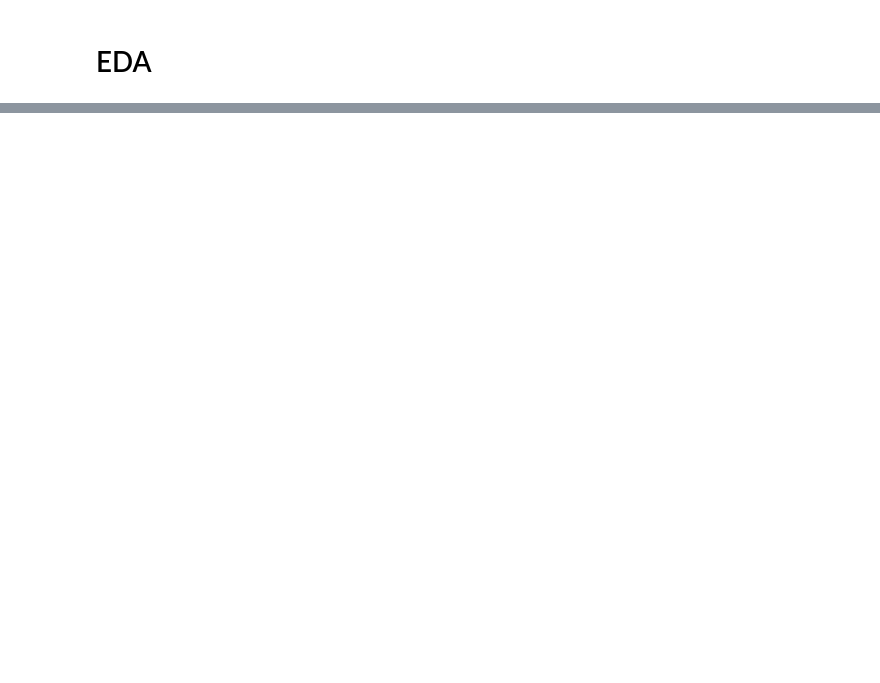
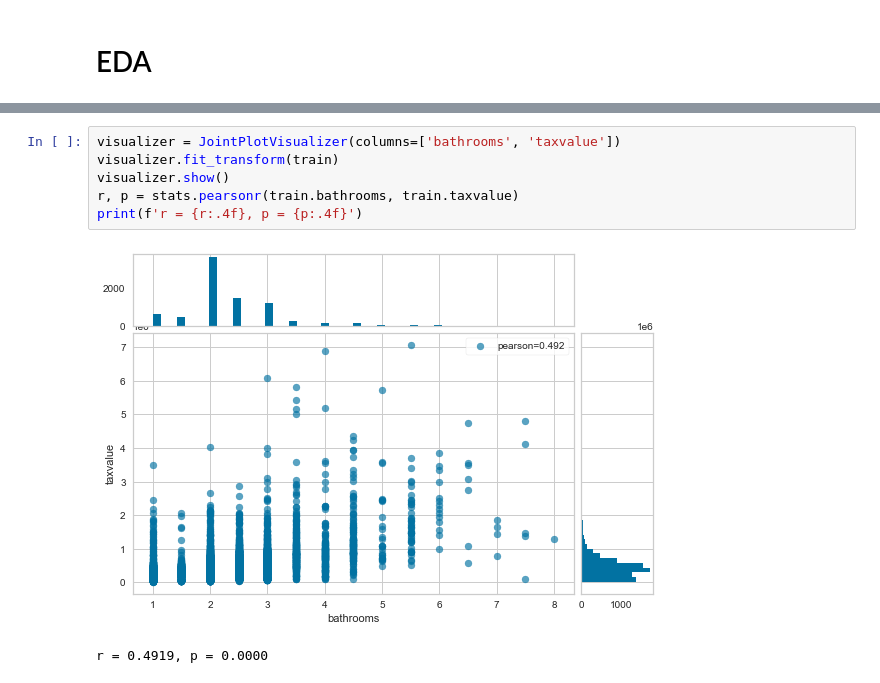
Before and after one commit to sgtcurran/my-project, a Jupyter notebook: zillow_project/zillow_final.ipynb, the cells around one changed output, grey strips where cells are left out. Cells and saved outputs as stored; diff of their text form; blank space fills up the shorter version.

```diff
--- a/zillow_project/zillow_final.ipynb
+++ b/zillow_project/zillow_final.ipynb
@@ -167,0 +94,9 @@ AttributeError: 'numpy.ndarray' object has no attribute 'set'
+# %%
+visualizer = JointPlotVisualizer(columns=['bathrooms', 'taxvalue'])
+visualizer.fit_transform(train)
+visualizer.show()
+r, p = stats.pearsonr(train.bathrooms, train.taxvalue)
+print(f'r = {r:.4f}, p = {p:.4f}')
+# %% [output]
+[figure, added]
+r = 0.4919, p = 0.0000
```
Also changed, not shown: parts of 42 cells of this notebook.
